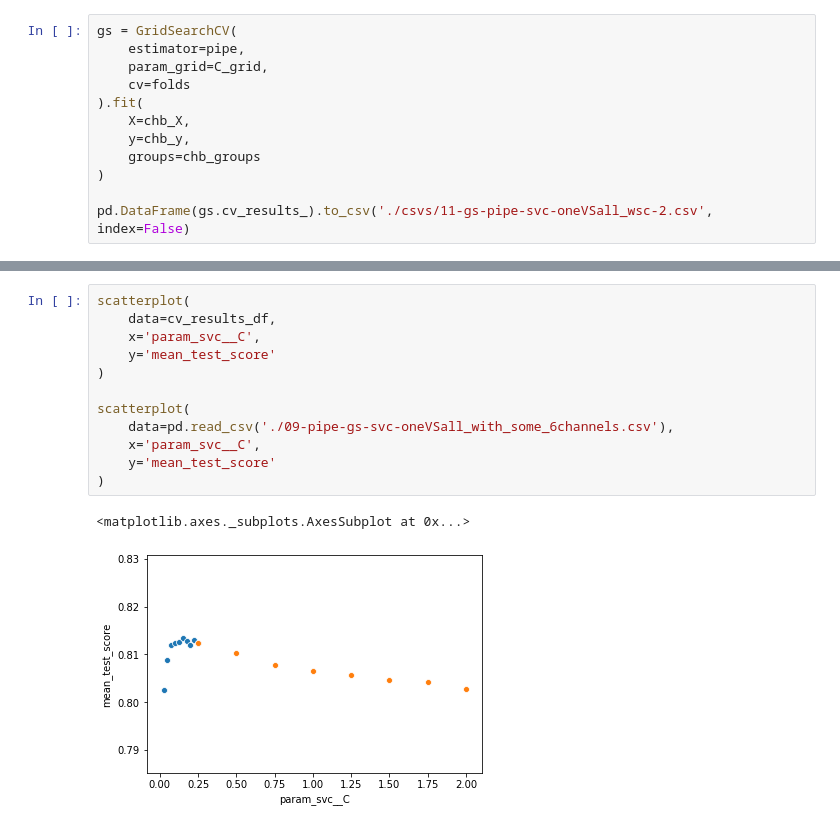
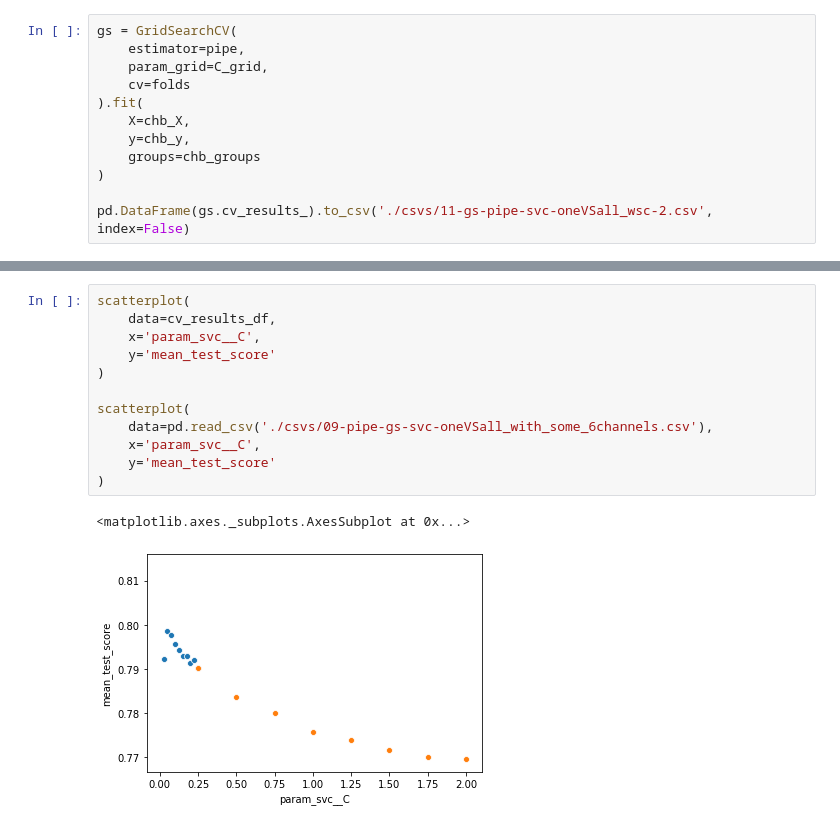
Before and after one commit to newtmagalhaes/Machine-Learning, a Jupyter notebook: ML/f02-chb/11-gs-pipe-svc-oneVSall_wsc-2.ipynb, the cells around one changed output, grey strips where cells are left out. Saved outputs shown, nothing was run; the diff lists cells and outputs as text.

```diff
--- a/ML/f02-chb/11-gs-pipe-svc-oneVSall_wsc-2.ipynb
+++ b/ML/f02-chb/11-gs-pipe-svc-oneVSall_wsc-2.ipynb
@@ -84,15 +80,15 @@ scatterplot(
 # %%
 scatterplot(
     data=cv_results_df,
     x='param_svc__C',
     y='mean_test_score'
 )
 
 scatterplot(
-    data=pd.read_csv('./09-pipe-gs-svc-oneVSall_with_some_6channels.csv'),
+    data=pd.read_csv('./csvs/09-pipe-gs-svc-oneVSall_with_some_6channels.csv'),
     x='param_svc__C',
     y='mean_test_score'
 )
 # %% [output]
 <matplotlib.axes._subplots.AxesSubplot at 0x...>
-[figure, old version]
+[figure, new version]
```
Also changed, not shown: parts of 4 cells of this notebook, 11 other files.
